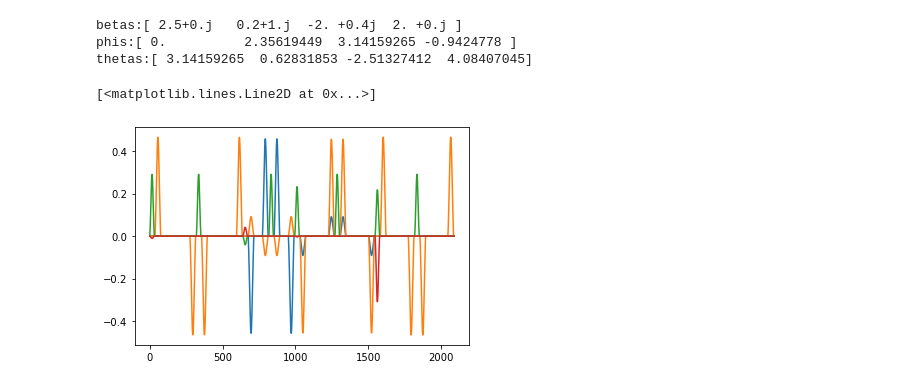
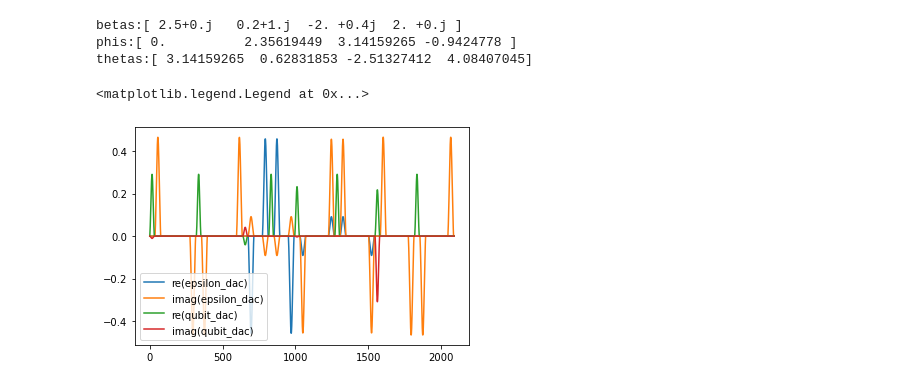
Before and after one commit to alec-eickbusch/ECD_control, a Jupyter notebook: ECD_pulse_construction/examples/pulse_construction_example.ipynb, the cells around one changed output. Saved outputs shown, nothing was run; the diff lists cells and outputs as text; code cells hidden in the pictures.

```diff
--- a/ECD_pulse_construction/examples/pulse_construction_example.ipynb
+++ b/ECD_pulse_construction/examples/pulse_construction_example.ipynb
@@ -42,9 +42,10 @@ cavity_dac_pulse, qubit_dac_pulse, = cd_circuit_dict['cavity_dac_pulse'], cd_cir
 # %%
 #plotting the pulse
 plt.plot(np.real(cavity_dac_pulse), label='re(epsilon_dac)')
 plt.plot(np.imag(cavity_dac_pulse), label='imag(epsilon_dac)')
 plt.plot(np.real(qubit_dac_pulse), label='re(qubit_dac)')
 plt.plot(np.imag(qubit_dac_pulse), label='imag(qubit_dac)')
+plt.legend()
 # %% [output]
-[<matplotlib.lines.Line2D at 0x...>]
+<matplotlib.legend.Legend at 0x...>
-[figure, old version]
+[figure, new version]
```
